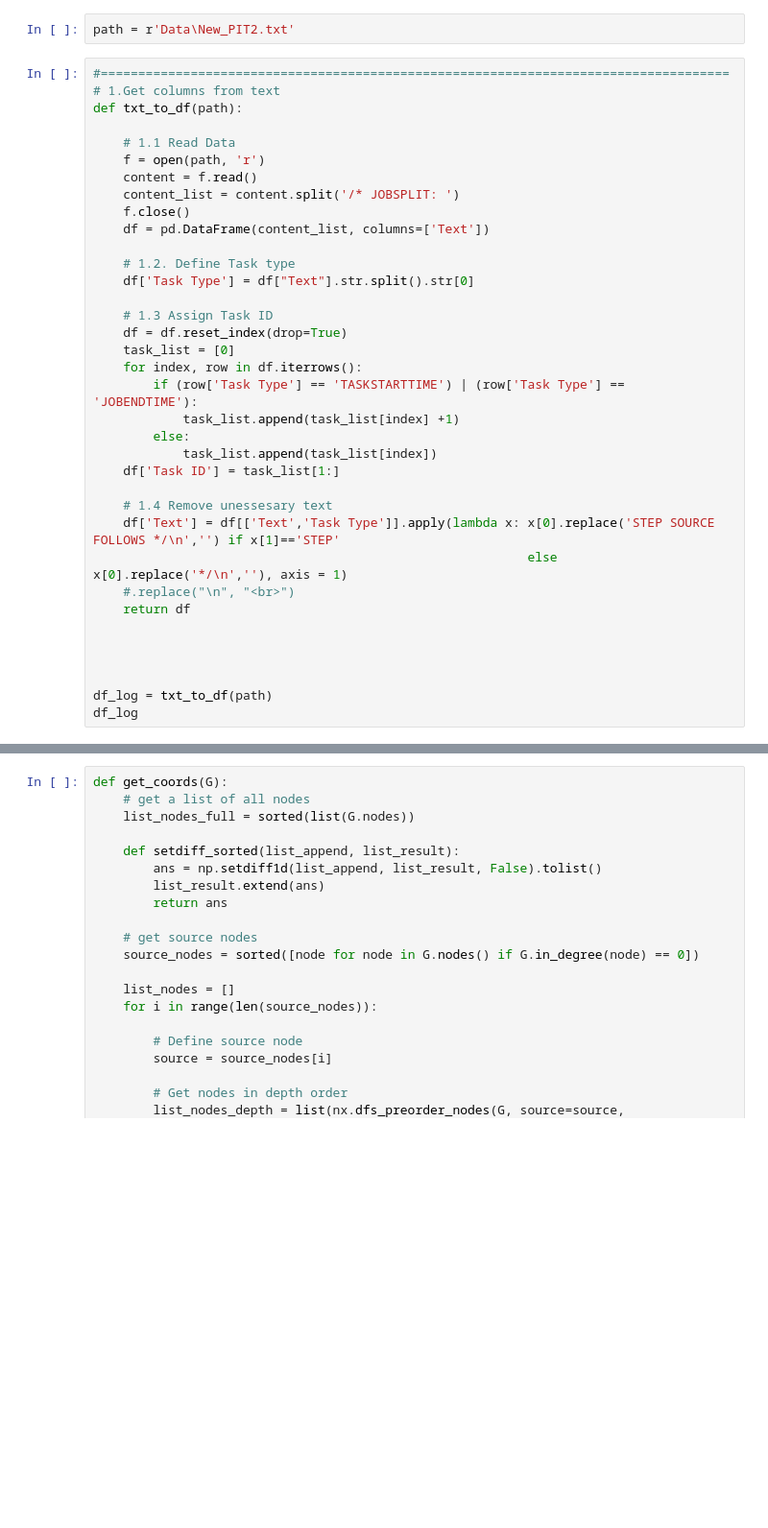
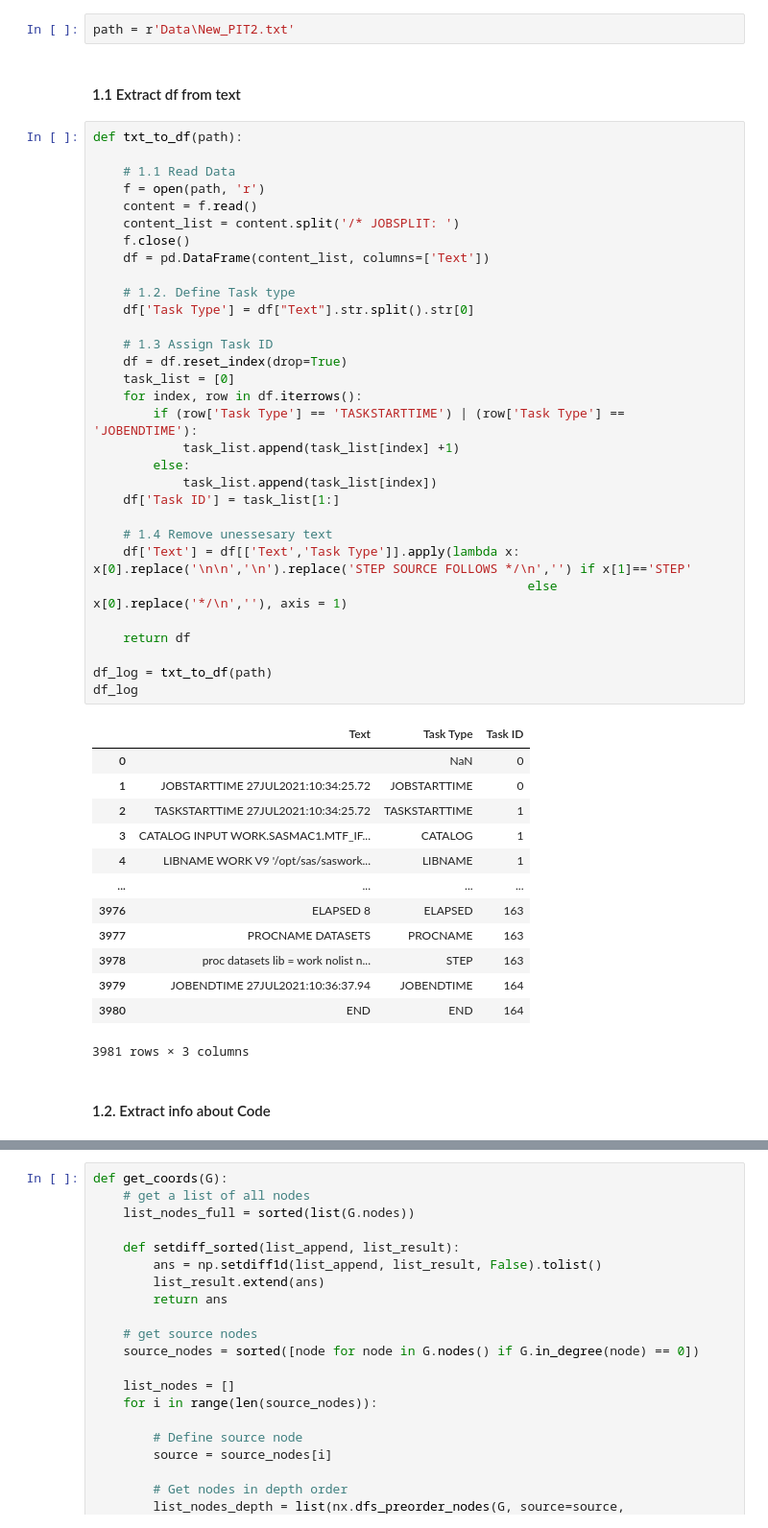
Before and after one commit to olebach/SAS-Log-Parser, a Jupyter notebook: Log parsing.ipynb, the cells around one changed output, grey strips where cells are left out. Shown at 96% size. Saved outputs shown, nothing was run; the diff lists cells and outputs as text; blank space fills up the shorter version.

```diff
--- a/Log parsing.ipynb
+++ b/Log parsing.ipynb
@@ -6,40 +22,53 @@ import numpy as np
 # 1. Log parsing
 # %%
 path = r'Data\New_PIT2.txt'
+# %% [markdown]
+#### 1.1 Extract df from text
 # %%
-#====================================================================================
-# 1.Get columns from text
 def txt_to_df(path):
 
     # 1.1 Read Data
     f = open(path, 'r')
     content = f.read()
     content_list = content.split('/* JOBSPLIT: ')
     f.close()
     df = pd.DataFrame(content_list, columns=['Text'])
 
     # 1.2. Define Task type
     df['Task Type'] = df["Text"].str.split().str[0]
 
     # 1.3 Assign Task ID
     df = df.reset_index(drop=True)
     task_list = [0]
     for index, row in df.iterrows():
         if (row['Task Type'] == 'TASKSTARTTIME') | (row['Task Type'] == 'JOBENDTIME'):
             task_list.append(task_list[index] +1)
         else:
             task_list.append(task_list[index])
     df['Task ID'] = task_list[1:]
 
     # 1.4 Remove unessesary text
-    df['Text'] = df[['Text','Task Type']].apply(lambda x: x[0].replace('STEP SOURCE FOLLOWS */\n','') if x[1]=='STEP'
+    df['Text'] = df[['Text','Task Type']].apply(lambda x: x[0].replace('\n\n','\n').replace('STEP SOURCE FOLLOWS */\n','') if x[1]=='STEP'
                                                           else x[0].replace('*/\n',''), axis = 1)
-    #.replace("\n", "<br>")
+
     return df
-
-
-
 
 df_log = txt_to_df(path)
 df_log
+# %% [output]
+|  | Text | Task Type | Task ID |
+| 0 |  | NaN | 0 |
+| 1 | JOBSTARTTIME 27JUL2021:10:34:25.72 | JOBSTARTTIME | 0 |
+| 2 | TASKSTARTTIME 27JUL2021:10:34:25.72 | TASKSTARTTIME | 1 |
+| 3 | CATALOG INPUT WORK.SASMAC1.MTF_IF... | CATALOG | 1 |
+| 4 | LIBNAME WORK V9 '/opt/sas/saswork... | LIBNAME | 1 |
+| ... | ... | ... | ... |
+| 3976 | ELAPSED 8 | ELAPSED | 163 |
+| 3977 | PROCNAME DATASETS | PROCNAME | 163 |
+| 3978 | proc datasets lib = work nolist n... | STEP | 163 |
+| 3979 | JOBENDTIME 27JUL2021:10:36:37.94 | JOBENDTIME | 164 |
+| 3980 | END | END | 164 |
+3981 rows × 3 columns
+# %% [markdown]
+#### 1.2. Extract info about Code
 # %%
```
Also changed, not shown: parts of 19 cells of this notebook, 1 other file.
